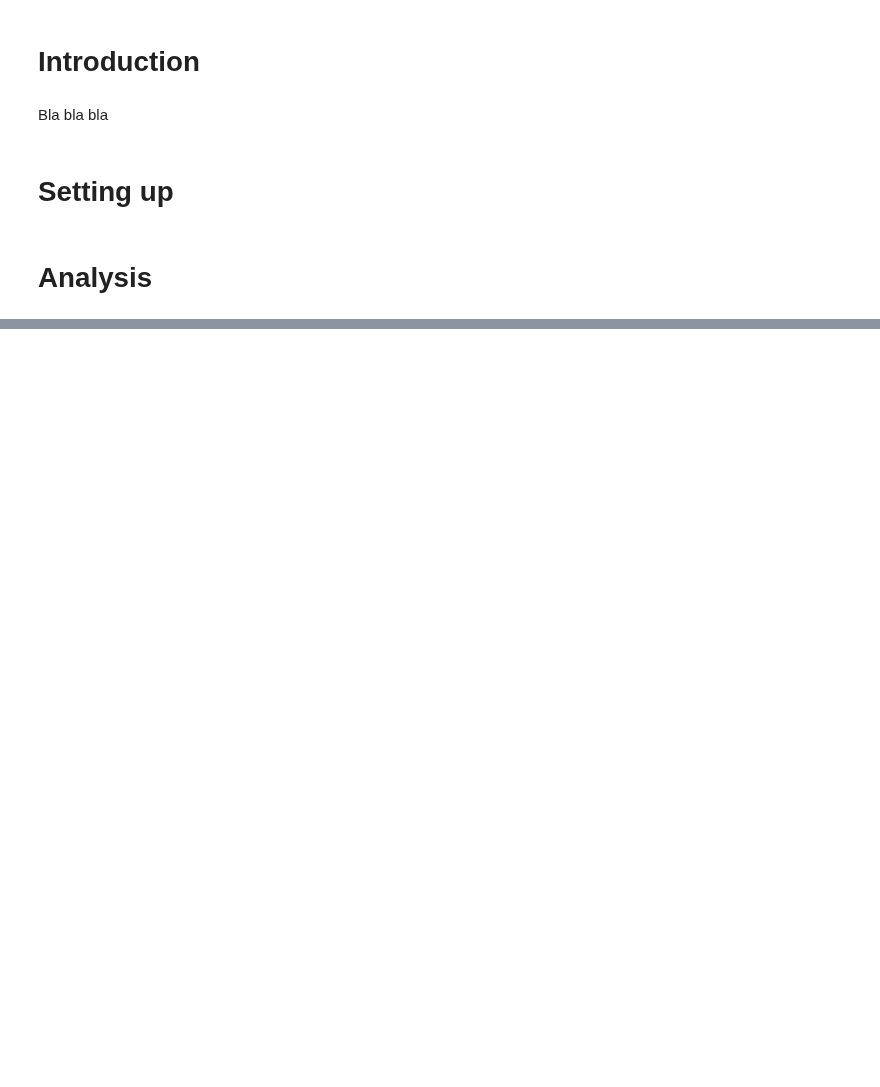
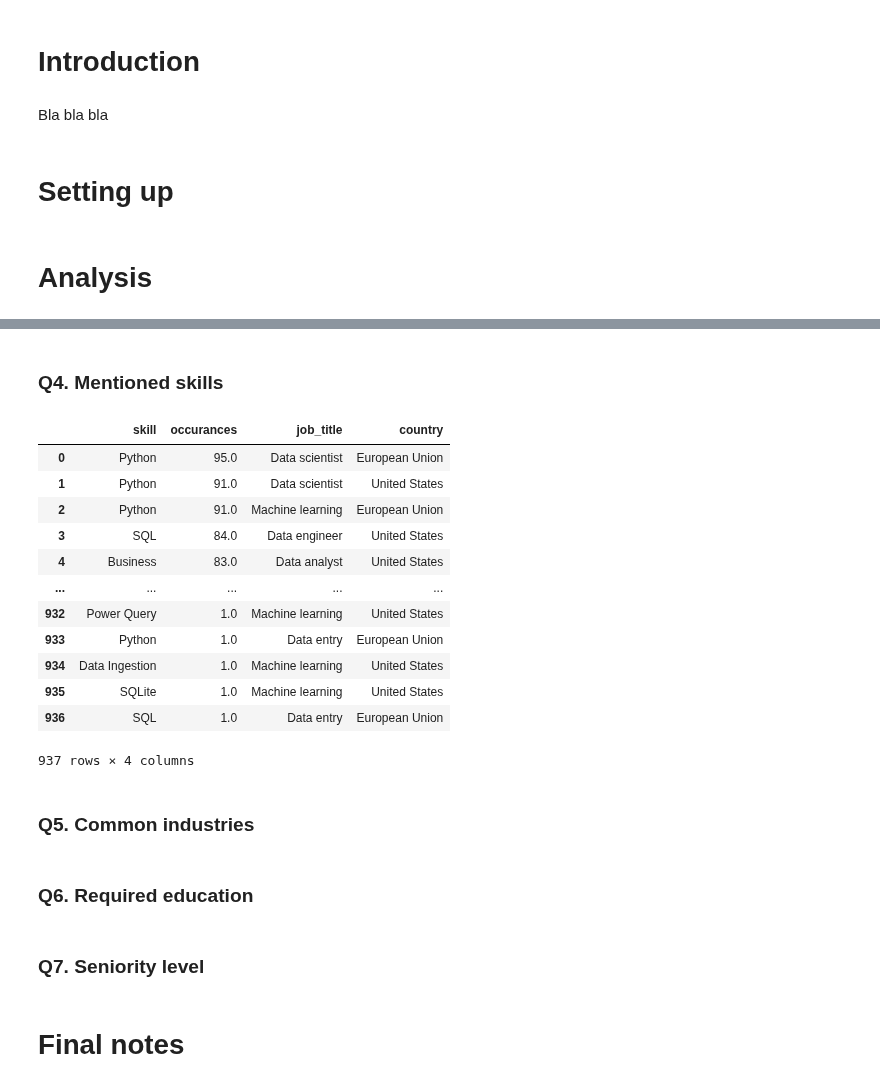
Before and after one commit to muabdalaleam/data-jobs-analysis, a Jupyter notebook: analysis.ipynb, the cells around one changed output, grey strips where cells are left out. Drawn from its saved outputs; the diff is of its cells as text; code cells hidden in the pictures; blank space fills up the shorter version.

```diff
--- a/analysis.ipynb
+++ b/analysis.ipynb
@@ -102,0 +197,42 @@ plt.show()
+# %% [markdown]
+### Q4. Mentioned skills
+# %%
+data = duckdb.sql("""
+    SELECT skill,
+        SUM(occurance) AS occurances,
+        job_title,
+        country
+    FROM (
+        SELECT UNNEST(SPLIT(skills, ',')) AS skill,
+            1 AS occurance,
+            searched_job_title AS job_title,
+            searched_country AS country
+        FROM linkedin_df
+    )
+    GROUP BY skill, country, job_title
+    ORDER BY occurances DESC
+""").df()
+
+data
+# %% [output]
+|  | skill | occurances | job_title | country |
+| 0 | Python | 95.0 | Data scientist | European Union |
+| 1 | Python | 91.0 | Data scientist | United States |
+| 2 | Python | 91.0 | Machine learning | European Union |
+| 3 | SQL | 84.0 | Data engineer | United States |
+| 4 | Business | 83.0 | Data analyst | United States |
+| ... | ... | ... | ... | ... |
+| 932 | Power Query | 1.0 | Machine learning | United States |
+| 933 | Python | 1.0 | Data entry | European Union |
+| 934 | Data Ingestion | 1.0 | Machine learning | United States |
+| 935 | SQLite | 1.0 | Machine learning | United States |
+| 936 | SQL | 1.0 | Data entry | European Union |
+937 rows × 4 columns
+# %% [markdown]
+### Q5. Common industries
+# %% [markdown]
+### Q6. Required education
+# %% [markdown]
+### Q7. Seniority level
+# %% [markdown]
+# Final notes
```
Also changed, not shown: parts of 9 cells of this notebook, 12 other files.
